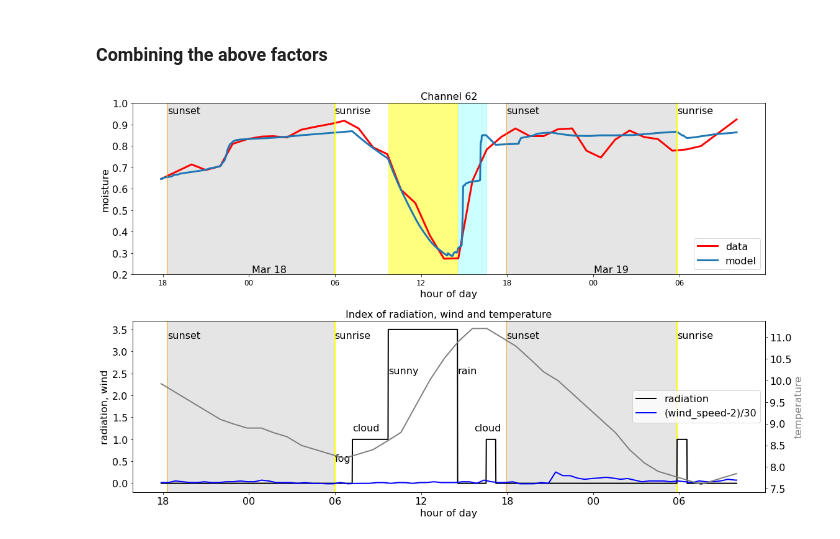
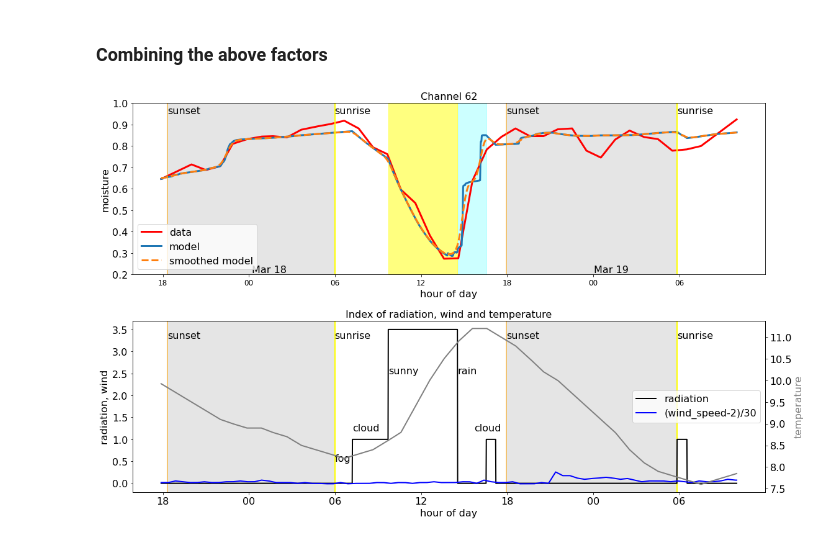
Before and after one commit to Denolle-Lab/FarmDAS, a Jupyter notebook: examples/dvv_and_model/hydrology_models.ipynb, the cells around one changed output. Drawn from its saved outputs; the diff is of its cells as text; code cells hidden in the pictures.

Commit message:
clean up the hydrological model

```diff
--- a/examples/dvv_and_model/hydrology_models.ipynb
+++ b/examples/dvv_and_model/hydrology_models.ipynb
@@ -307,6 +308,8 @@ for i in range(len(psd)):
 
 s_history = hydro0_sur_piecewise(ave_psd, 0.5, s[0], s, temp, 9, rad+(wind_speed_interpolated-2)/30, 25, 7, A_p,A_e,A_d).get_s_history()
 
+s_history_smooth = gaussian_filter1d(s_history, sigma=15, mode='reflect')
+
 fig, (ax1, ax2) = plt.subplots(2, 1, figsize=(16, 10))
 
 # Model the water balance
@@ -316,6 +319,7 @@ ax1.fill_between([27,726], [0,0], [1,1], color='gray', alpha=0.2)
 ax1.fill_between([1443,2158], [0,0], [1,1], color='gray', alpha=0.2)
 ax1.plot(np.arange(2408), s, label='data', color='r', lw=3)
 ax1.plot(np.arange(2408), s_history, label='model', lw=3)
+ax1.plot(np.arange(2408), s_history_smooth, label='smoothed model', linestyle='--', lw=3)
 ax1.set_ylim(0.2, 1)
 ax1.set_xlabel("hour of day", fontsize=16)
 ax1.set_ylabel("moisture", fontsize=16)
@@ -340,31 +344,31 @@ ax2.fill_between([1443,2158], [-0.2,-0.2], [3.7,3.7], color='gray', alpha=0.2)
 ax2.set_ylim(-0.2, 3.7)
 ax2.text(726, 0.5, 'fog', color='k')
 ax2.text(800, 1.2, 'cloud', color='k')
 ax2.text(950, 2.5, 'sunny', color='k')
 ax2.text(1240, 2.5, 'rain', color='k')
 ax2.text(1310, 1.2, 'cloud', color='k')
 ax2.axvline(x=27, color='orange', linestyle='-', lw=2, alpha=0.5)
 ax2.axvline(x=726, color='yellow', linestyle='-', lw=2, alpha=1)
 ax2.axvline(x=1443, color='orange', linestyle='-', lw=2, alpha=0.5)
 ax2.axvline(x=2158, color='yellow', linestyle='-', lw=2, alpha=1)
 ax2.text(27, 3.3, 'sunset', color='k')
 ax2.text(726, 3.3, 'sunrise', color='k')
 ax2.text(1443, 3.3, 'sunset', color='k')
 ax2.text(2158, 3.3, 'sunrise', color='k')
 ax2.plot(np.arange(2408), rad, color='k', lw=2, label='radiation')
 ax2.plot(np.arange(2408), (wind_speed_interpolated-2)/30, color='b', lw=2, label='(wind_speed-2)/30')
 ax2.set_xticks(xax)
 ax2.set_xticklabels(hrax, fontsize=16)
 ax2.set_xlabel("hour of day", fontsize=16)
 ax2.set_ylabel("radiation, wind", fontsize=16)
 ax2.set_title("Index of radiation, wind and temperature", fontsize=16)
 ax2.legend(loc='center right')
 
 twinx = ax2.twinx()
 twinx.plot(np.arange(2408), temp, color='gray', lw=2, label='temperature')
 twinx.set_ylabel("temperature", fontsize=16, color='gray')
 
 plt.tight_layout()
 plt.show()
 # %% [output]
-[figure, old version]
+[figure, new version]
```
Also changed, not shown: parts of 5 cells of this notebook.
